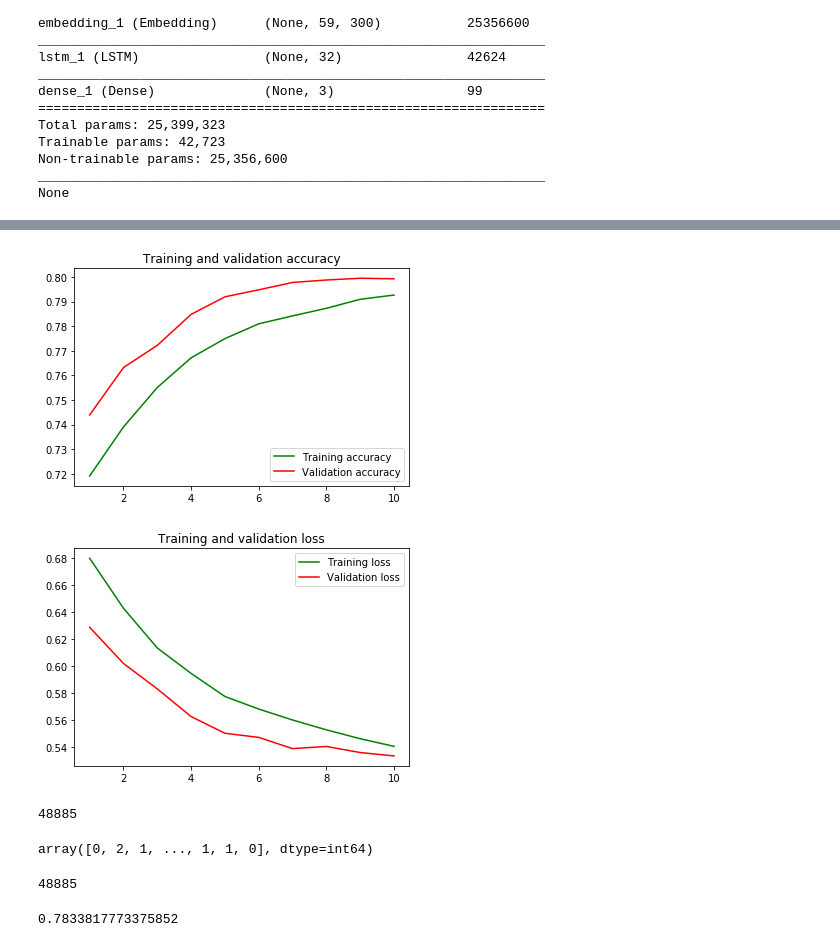
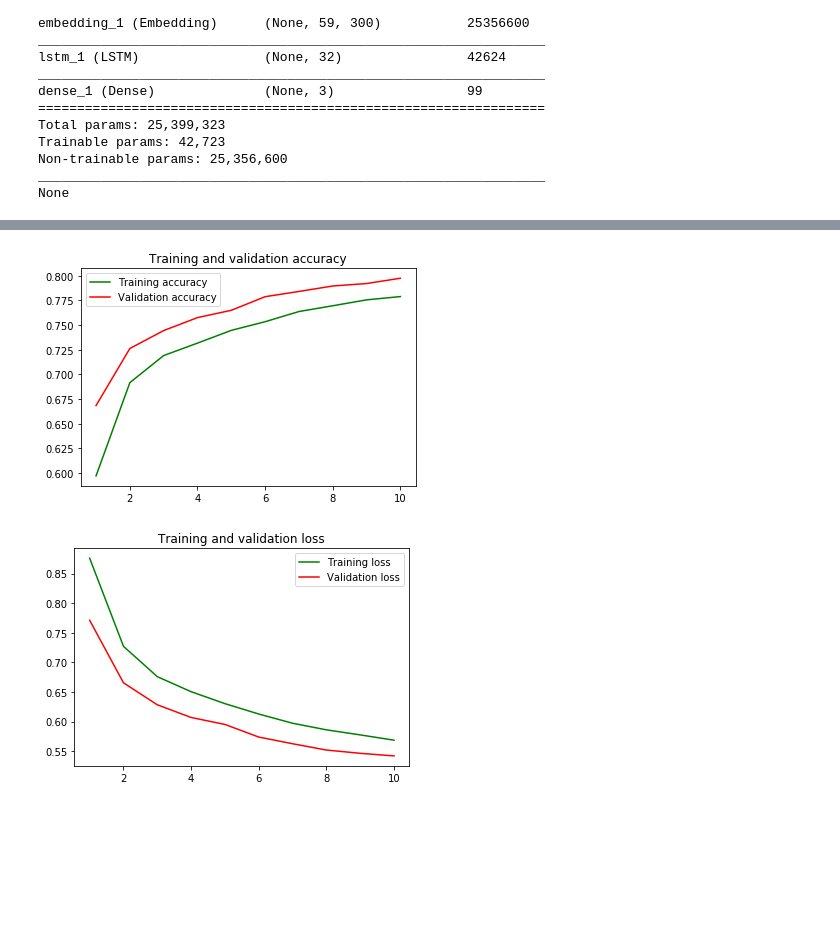
Before and after one commit to NavinAJ/NLP-Sentiment_Analysis, a Jupyter notebook: Sentiment-Analysis-Word2Vec.ipynb, the cells around one changed output, grey strips where cells are left out. Cells and saved outputs as stored; diff of their text form; code cells hidden in the pictures; blank space fills up the shorter version.

Commit message:
Sentiment analysis using word2vec & LSTM - Refined

```diff
--- a/Sentiment-Analysis-Word2Vec.ipynb
+++ b/Sentiment-Analysis-Word2Vec.ipynb
@@ -278,25 +289,29 @@ from gensim.models import KeyedVectors
 word2vec_model = KeyedVectors.load_word2vec_format(os.path.join(word2vec_dir,'GoogleNews-vectors-negative300.bin'), binary=True)
 # %%
+#Creating embedding matrix
+#creating a empty matrix with rows of (len(word_index)+ 1) and columns of embedding_dim(300)
 embedding_matrix = np.zeros((len(word_index) + 1, embedding_dim))
-for word, i in word_index.items():
+for word, _id in word_index.items():
+    #Add embedding vectors od vocabulary that is present in Word2vec
     if word in word2vec_model:
         embedding_vector = word2vec_model[word]
-        embedding_matrix[i] = embedding_vector
+        embedding_matrix[_id] = embedding_vector
 # %%
-embedding_layer = Embedding(len(word_index) + 1,
-                            embedding_dim,
-                            weights=[embedding_matrix],
-                            input_length=max_length,
-                            trainable=False)
+#Creating embedding layer.
+#Setting trainable to false since we are using vec from Word2Vec
+embedding_layer = Embedding(len(word_index) + 1,embedding_dim,weights=[embedding_matrix],
+                            input_length=max_length,trainable=False)
 # %%
-model_word2vec = Sequential()
-model_word2vec.add(embedding_layer)
-model_word2vec.add(LSTM(units=32,  dropout=0.2, recurrent_dropout=0.25))
-model_word2vec.add(Dense(3, activation='softmax'))
+#LSTM Model building
+lstm_word2vec_model = Sequential()
+lstm_word2vec_model.add(embedding_layer)
+lstm_word2vec_model.add(LSTM(units=32,  dropout=0.2, recurrent_dropout=0.25))
+#model with 3 neurons in the output layer.
+lstm_word2vec_model.add(Dense(3, activation='softmax'))
 
-model_word2vec.compile(loss='categorical_crossentropy', optimizer='adam', metrics=['accuracy'])
+lstm_word2vec_model.compile(loss='categorical_crossentropy', optimizer='adam', metrics=['accuracy'])
 
-print(model_word2vec.summary())
+print(lstm_word2vec_model.summary())
 # %% [output]
 Model: "sequential_1"
 _________________________________________________________________
@@ -317,4 +333,4 @@ None
 checkpoint = ModelCheckpoint('LSTM-SentimentModel.h5', verbose=1, monitor='val_accuracy',save_best_only=True, mode='auto')
 # %%
-history_word2vec = model_word2vec.fit(X_train_pad, y_train, batch_size=32, epochs=10, validation_data=(X_test_pad, y_test), callbacks=[checkpoint], verbose=1)
+lstm_word2vec = lstm_word2vec_model.fit(X_train, y_train, batch_size=32, epochs=10, validation_data=(X_test, y_test), callbacks=[checkpoint], verbose=1)
 # %% [output]
@@ -338,27 +354,27 @@ Epoch 00010: val_accuracy did not improve from 0.79949
 # %%
 # Plot results
 import matplotlib.pyplot as plt
 
-acc = history_word2vec.history['accuracy']
-val_acc = history_word2vec.history['val_accuracy']
-loss = history_word2vec.history['loss']
-val_loss = history_word2vec.history['val_loss']
+acc = lstm_word2vec.history['accuracy']
+val_acc = lstm_word2vec.history['val_accuracy']
+loss = lstm_word2vec.history['loss']
+val_loss = lstm_word2vec.history['val_loss']
 
 epochs = range(1, len(acc)+1)
 
 plt.plot(epochs, acc, 'g', label='Training accuracy')
 plt.plot(epochs, val_acc, 'r', label='Validation accuracy')
 plt.title('Training and validation accuracy')
 plt.legend()
 
 plt.figure()
 
 plt.plot(epochs, loss, 'g', label='Training loss')
 plt.plot(epochs, val_loss, 'r', label='Validation loss')
 plt.title('Training and validation loss')
 plt.legend()
 
 plt.show()
 # %% [output]
-[figure, old version]
+[figure, new version]
-[figure, old version]
+[figure, new version]
@@ -367,6 +380,0 @@ test_pred = model_word2vec.predict_classes(X_test_pad)
-# %%
-print(len(test_pred))
-test_pred
-# %% [output]
-48885
-array([0, 2, 1, ..., 1, 1, 0], dtype=int64)
@@ -373,9 +383,2 @@ array([0, 2, 1, ..., 1, 1, 0], dtype=int64)
 # %%
-test_act = [np.argmax(data) for data in y_test]
-print(len(test_act))
+val_actual = [np.argmax(data) for data in y_val]
-# %% [output]
-48885
-# %%
-f1_score(test_act,test_pred,average='macro')
-# %% [output]
-0.7833817773375852
```
Also changed, not shown: parts of 28 cells of this notebook.
